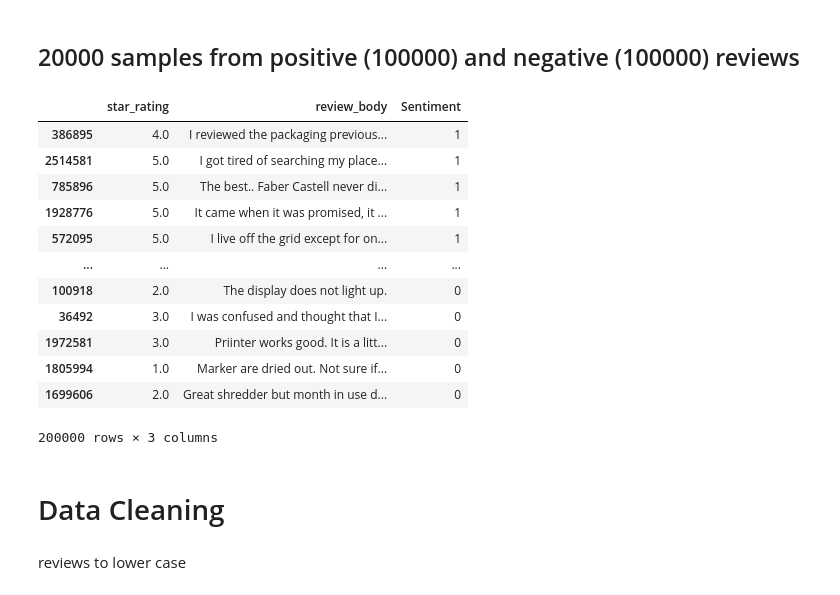
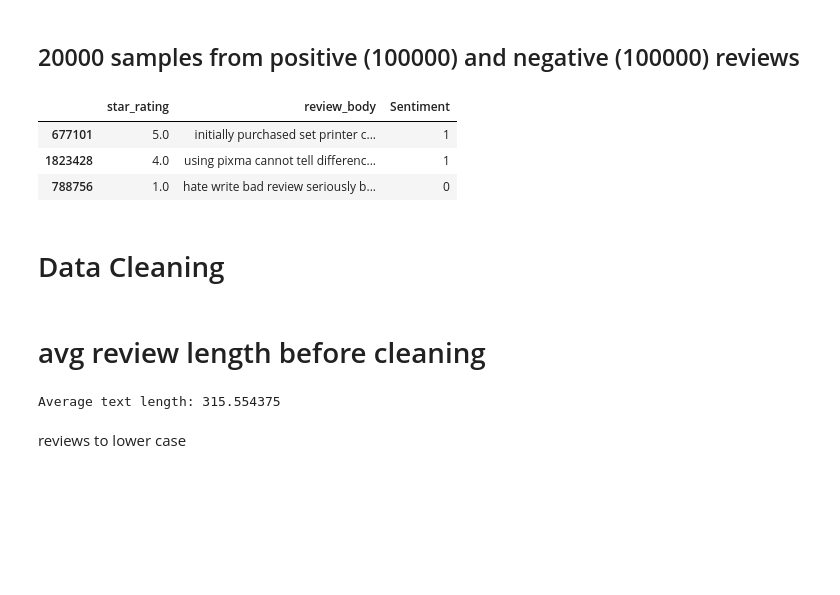
Before and after one commit to adw1029/CSCI_544, a Jupyter notebook: HW1_CSCI544.ipynb, the cells around one changed output. Cells and saved outputs as stored; diff of their text form; code cells hidden in the pictures; blank space fills up the shorter version.

```diff
--- a/HW1_CSCI544.ipynb
+++ b/HW1_CSCI544.ipynb
@@ -140,27 +147,26 @@ False
 # %% [markdown]
 ## 20000 samples from positive (100000) and negative (100000) reviews
 # %%
-pos_r = df_RevRat[df_RevRat['Sentiment'] == 1].sample(100000, random_state=42)
-neg_r = df_RevRat[df_RevRat['Sentiment'] == 0].sample(100000, random_state=42)
-df_small = pd.concat([pos_r, neg_r])
+pos_rev = df_RevRat[df_RevRat['Sentiment'] == 1].sample(100000, random_state=42)
+neg_rev = df_RevRat[df_RevRat['Sentiment'] == 0].sample(100000, random_state=42)
+df_small = pd.concat([pos_rev, neg_rev])
 # %%
-df_small
+df_small.sample(3)
 # %% [output]
 |  | star_rating | review_body | Sentiment |
-| 386895 | 4.0 | I reviewed the packaging previous... | 1 |
-| 2514581 | 5.0 | I got tired of searching my place... | 1 |
-| 785896 | 5.0 | The best.. Faber Castell never di... | 1 |
-| 1928776 | 5.0 | It came when it was promised, it ... | 1 |
-| 572095 | 5.0 | I live off the grid except for on... | 1 |
-| ... | ... | ... | ... |
-| 100918 | 2.0 | The display does not light up. | 0 |
-| 36492 | 3.0 | I was confused and thought that I... | 0 |
-| 1972581 | 3.0 | Priinter works good. It is a litt... | 0 |
-| 1805994 | 1.0 | Marker are dried out. Not sure if... | 0 |
-| 1699606 | 2.0 | Great shredder but month in use d... | 0 |
+| 677101 | 5.0 | initially purchased set printer c... | 1 |
+| 1823428 | 4.0 | using pixma cannot tell differenc... | 1 |
+| 788756 | 1.0 | hate write bad review seriously b... | 0 |
-200000 rows × 3 columns
 # %% [markdown]
 # Data Cleaning
+# %% [markdown]
+# avg review length before cleaning
+# %%
+avglen_before = df_small['review_body'].apply(lambda x: len(str(x))).mean()
+
+print("Average text length:", avglen_before)
+# %% [output]
+Average text length: 315.554375
 # %% [markdown]
 reviews to lower case
 # %%
```
Also changed, not shown: parts of 29 cells of this notebook.
